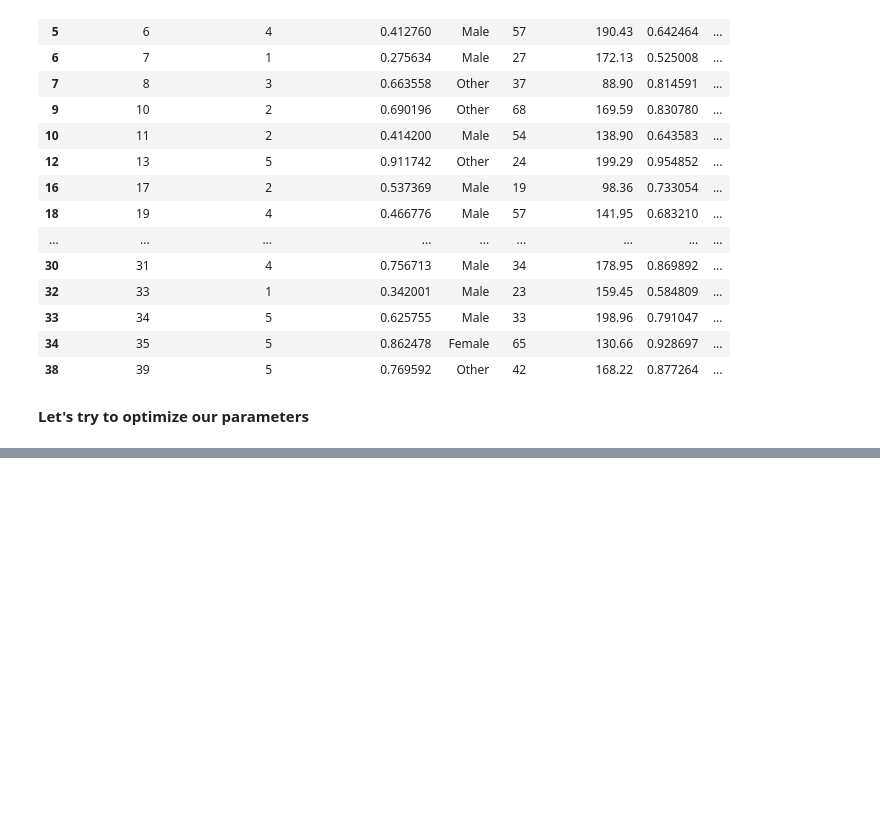
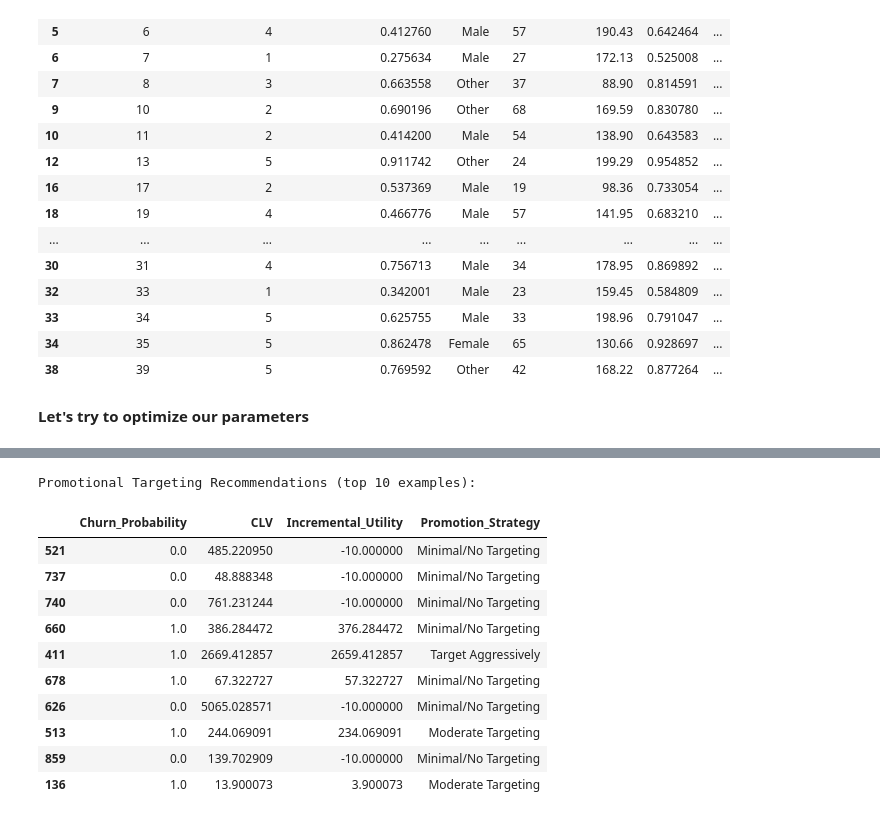
Before and after one commit to mehalyna/nlp-fuzzy, a Jupyter notebook: src/churn-retail.ipynb, the cells around one changed output, grey strips where cells are left out. Drawn from its saved outputs; the diff is of its cells as text; code cells hidden in the pictures; blank space fills up the shorter version.

```diff
--- a/src/churn-retail.ipynb
+++ b/src/churn-retail.ipynb
@@ -518,0 +877,45 @@ print(optimizer.max)
+# %%
+churn_probabilities = clf.predict_proba(X_test)[:, 1]  # Probability of churn (class=1)
+# %%
+# Calculate Incremental Retention Utility for each customer in the test set
+test_results = X_test.copy()
+test_results['Churn_Probability'] = churn_probabilities
+test_results['Actual_Churn'] = y_test.values
+test_results['CLV'] = util_test['Utility_True_Positive'] + intervention_cost
+test_results['Intervention_Cost'] = intervention_cost
+
+test_results['Incremental_Utility'] = (test_results['Churn_Probability'] * test_results['CLV']) - test_results['Intervention_Cost']
+# %%
+# Define thresholds for practical targeting (example)
+high_value_threshold = test_results['CLV'].quantile(0.75)
+moderate_risk_threshold = 0.4  # churn probability threshold
+high_response_customers = data_encoded.loc[X_test.index, 'Promotion_Response_Responded'] == 1
+
+# Practical Recommendations
+def promotional_strategy(row):
+    if (row['CLV'] >= high_value_threshold) and (row['Churn_Probability'] >= moderate_risk_threshold):
+        return 'Target Aggressively'
+    elif (row['CLV'] < high_value_threshold) and (row['Churn_Probability'] >= moderate_risk_threshold) and high_response_customers.loc[row.name]:
+        return 'Moderate Targeting'
+    else:
+        return 'Minimal/No Targeting'
+
+# Apply targeting strategy
+test_results['Promotion_Strategy'] = test_results.apply(promotional_strategy, axis=1)
+
+# Display the prioritized customers
+print("Promotional Targeting Recommendations (top 10 examples):")
+display(test_results[['Churn_Probability', 'CLV', 'Incremental_Utility', 'Promotion_Strategy']].head(10))
+# %% [output]
+Promotional Targeting Recommendations (top 10 examples):
+|  | Churn_Probability | CLV | Incremental_Utility | Promotion_Strategy |
+| 521 | 0.0 | 485.220950 | -10.000000 | Minimal/No Targeting |
+| 737 | 0.0 | 48.888348 | -10.000000 | Minimal/No Targeting |
+| 740 | 0.0 | 761.231244 | -10.000000 | Minimal/No Targeting |
+| 660 | 1.0 | 386.284472 | 376.284472 | Minimal/No Targeting |
+| 411 | 1.0 | 2669.412857 | 2659.412857 | Target Aggressively |
+| 678 | 1.0 | 67.322727 | 57.322727 | Minimal/No Targeting |
+| 626 | 0.0 | 5065.028571 | -10.000000 | Minimal/No Targeting |
+| 513 | 1.0 | 244.069091 | 234.069091 | Moderate Targeting |
+| 859 | 0.0 | 139.702909 | -10.000000 | Minimal/No Targeting |
+| 136 | 1.0 | 13.900073 | 3.900073 | Moderate Targeting |
```
Also changed, not shown: parts of 11 cells of this notebook, 1 other file.
